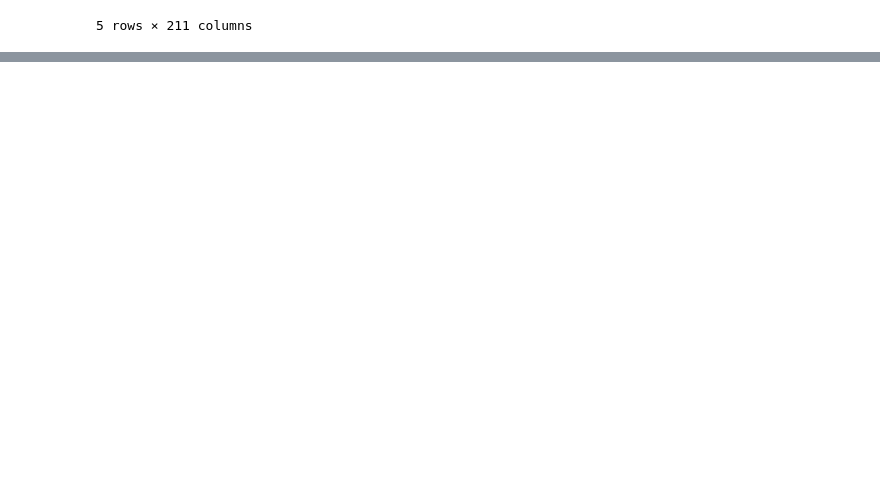
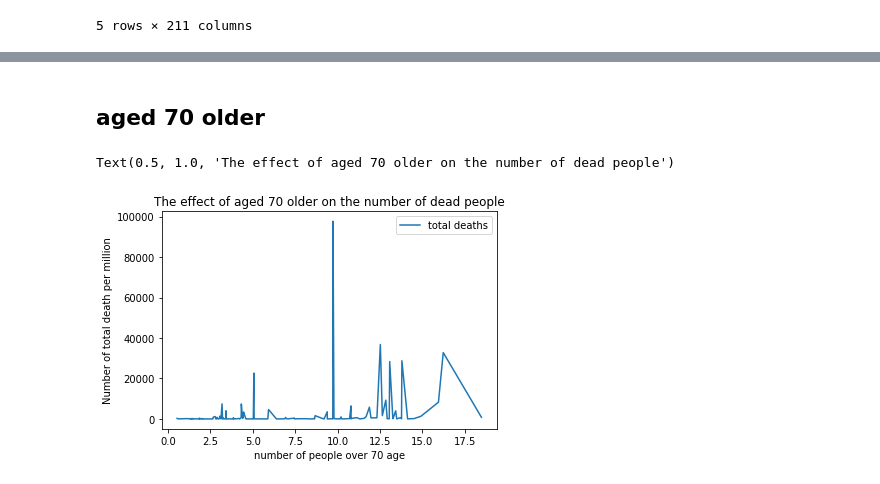
Before and after one commit to adi-zano/Data-Analysis-Project, a Jupyter notebook: DataAnalyzeProject.ipynb, the cells around one changed output, grey strips where cells are left out. Cells and saved outputs as stored; diff of their text form; code cells hidden in the pictures; blank space fills up the shorter version.

```diff
--- a/DataAnalyzeProject.ipynb
+++ b/DataAnalyzeProject.ipynb
@@ -92,0 +118,11 @@ Enter name of location for analyze: Iran
+# %%
+print("Locations:")
+for name in location_cases_per_day.columns:
+    print(name)
+location=input("Enter name of location to get an analysis of the number of cases each day:")
+locatoin_df=location_cases_per_day[location].to_frame()
+locatoin_df.plot()
+plt.xlabel("Date")
+plt.ylabel("Number of daily cases")
+plt.title(f"cases per day in {location}")
+plt.show()
@@ -92,0 +179,30 @@ Enter name of location for analyze: Iran
+# %% [markdown]
+## aged 70 older
+# %%
+aged_70_older_df=pd.DataFrame()
+temp_df=pd.DataFrame()
+frames=[]
+for location, group in df.groupby("location"):
+        if location=='World':
+            continue
+        aged_70_older_df= group.set_index("location")[["aged_70_older"]].rename(columns={"aged_70_older": "number of people over 70 age"})
+        aged_70_older_df.drop_duplicates(inplace=True)
+        temp_df=group.set_index("location")[["total_deaths"]]
+        temp_df["total deaths"]=max(temp_df["total_deaths"])
+        temp_df=temp_df.copy()["total deaths"].to_frame()
+        temp_df.drop_duplicates(inplace=True)
+        aged_70_older_df=aged_70_older_df.join(temp_df)
+        frames.append(aged_70_older_df)
+
+aged_70_older_df.head()
+result=pd.concat(frames)
+result.dropna(axis='rows',inplace=True)
+result=result.set_index("number of people over 70 age")
+result.sort_index(inplace=True)
+result.plot()
+plt.xlabel("number of people over 70 age")
+plt.ylabel("Number of total death per million")
+plt.title("The effect of aged 70 older on the number of dead people")
+# %% [output]
+Text(0.5, 1.0, 'The effect of aged 70 older on the number of dead people')
+[figure, added]
```
Also changed, not shown: parts of 8 cells of this notebook.
